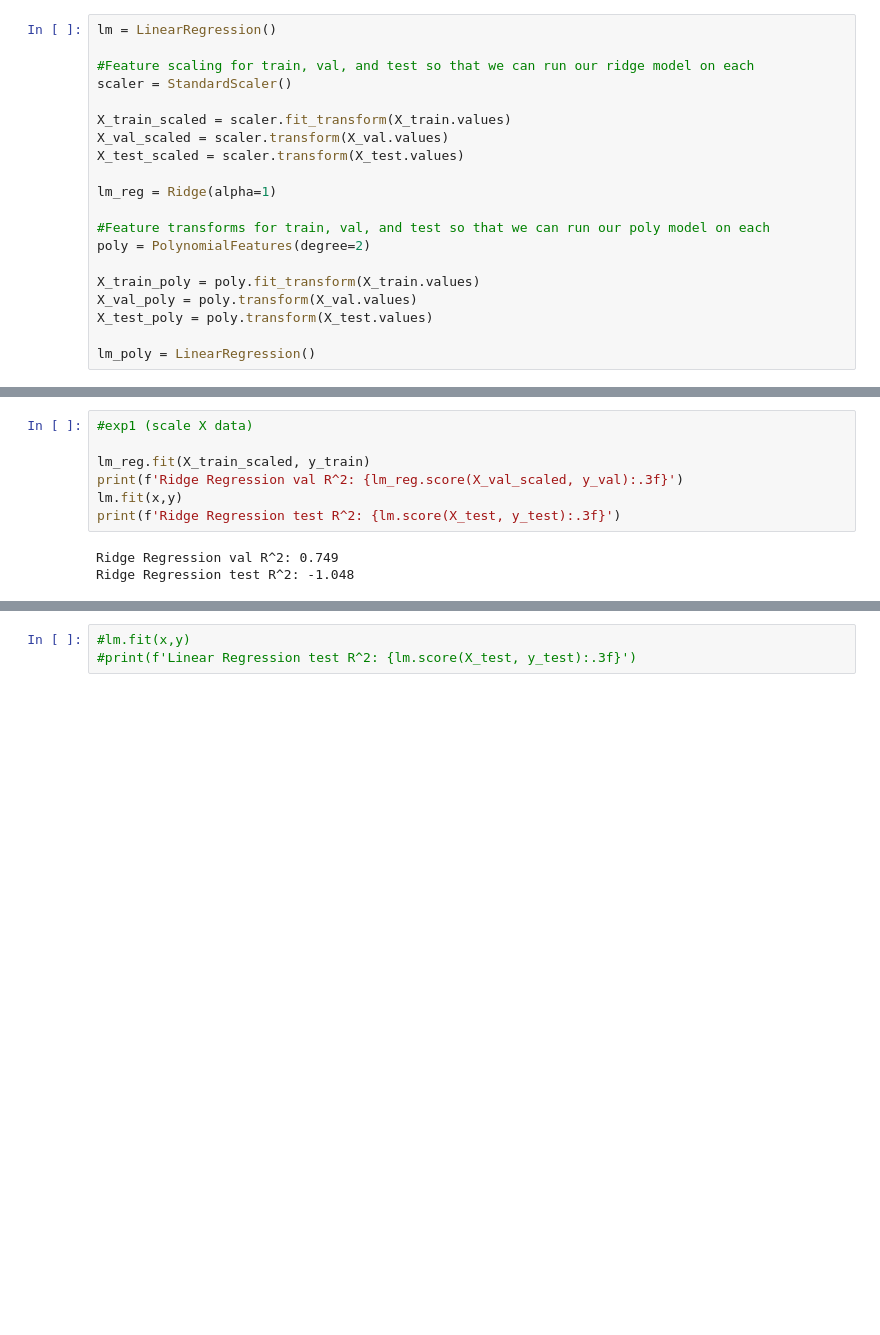
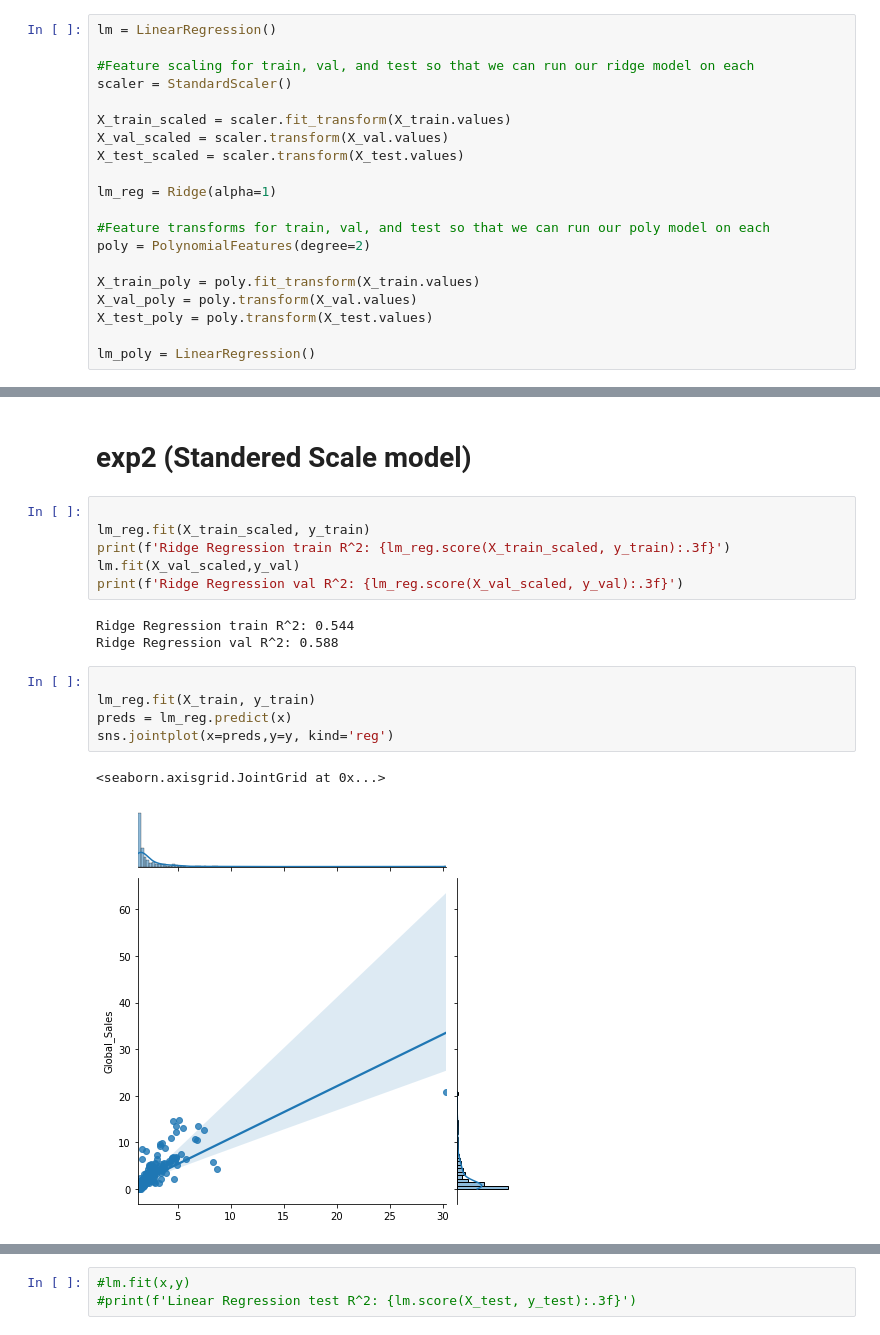
Before and after one commit to RazanAlzahrani1/VideoGames_Regression, a Jupyter notebook: linearRegression.ipynb, the cells around one changed output, grey strips where cells are left out. Cells and saved outputs as stored; diff of their text form; blank space fills up the shorter version.

```diff
--- a/linearRegression.ipynb
+++ b/linearRegression.ipynb
@@ -172,10 +222,19 @@ sns.jointplot(x=preds,y=y, kind='reg')
+# %% [markdown]
+# exp2 (Standered Scale model)
 # %%
-#exp1 (scale X data)
 
 lm_reg.fit(X_train_scaled, y_train)
+print(f'Ridge Regression train R^2: {lm_reg.score(X_train_scaled, y_train):.3f}')
+lm.fit(X_val_scaled,y_val)
 print(f'Ridge Regression val R^2: {lm_reg.score(X_val_scaled, y_val):.3f}')
-lm.fit(x,y)
-print(f'Ridge Regression test R^2: {lm.score(X_test, y_test):.3f}')
 # %% [output]
-Ridge Regression val R^2: 0.749
-Ridge Regression test R^2: -1.048
+Ridge Regression train R^2: 0.544
+Ridge Regression val R^2: 0.588
+# %%
+
+lm_reg.fit(X_train, y_train)
+preds = lm_reg.predict(x)
+sns.jointplot(x=preds,y=y, kind='reg')
+# %% [output]
+<seaborn.axisgrid.JointGrid at 0x...>
+[figure, added]
```
Also changed, not shown: parts of 46 cells of this notebook.
